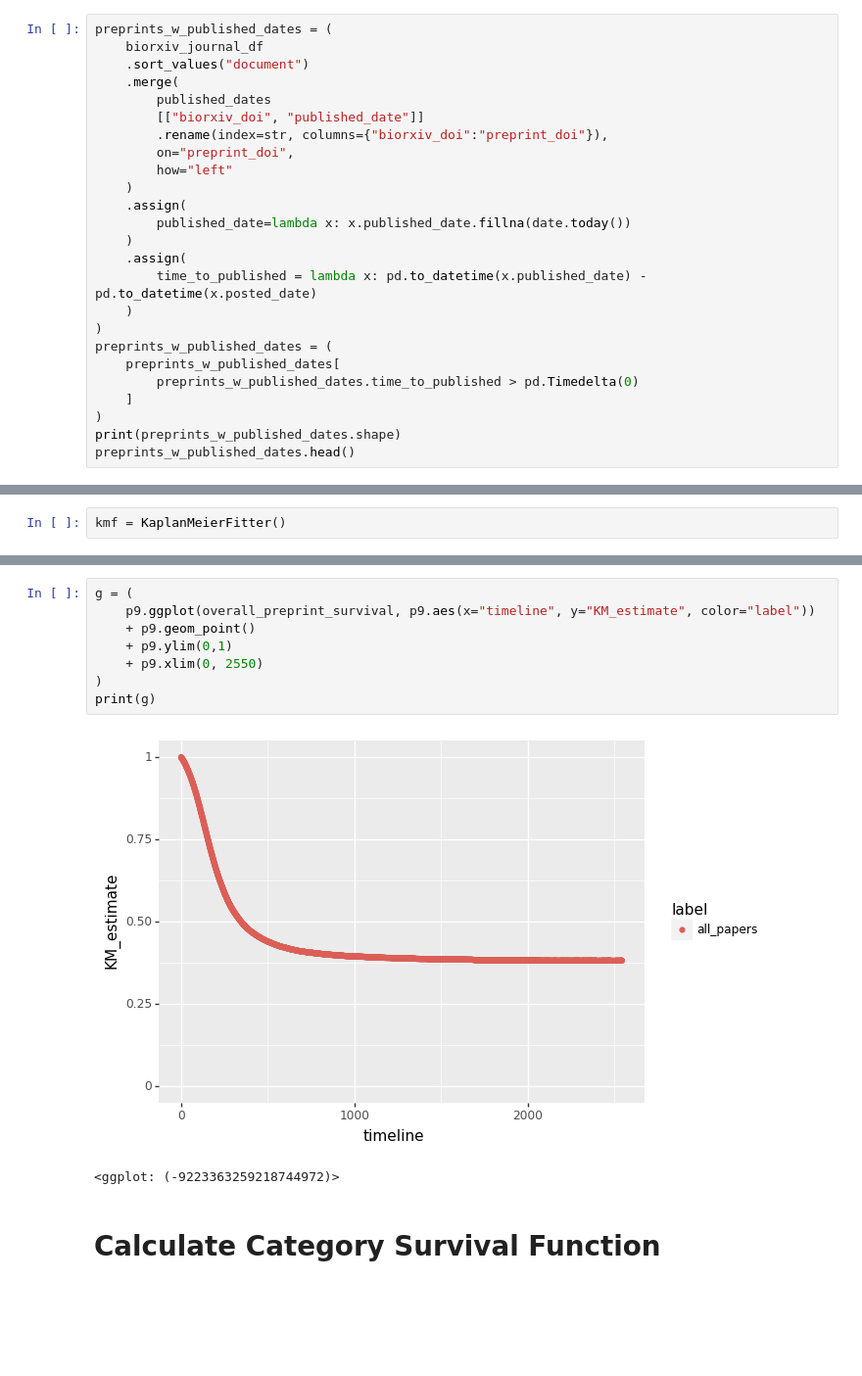
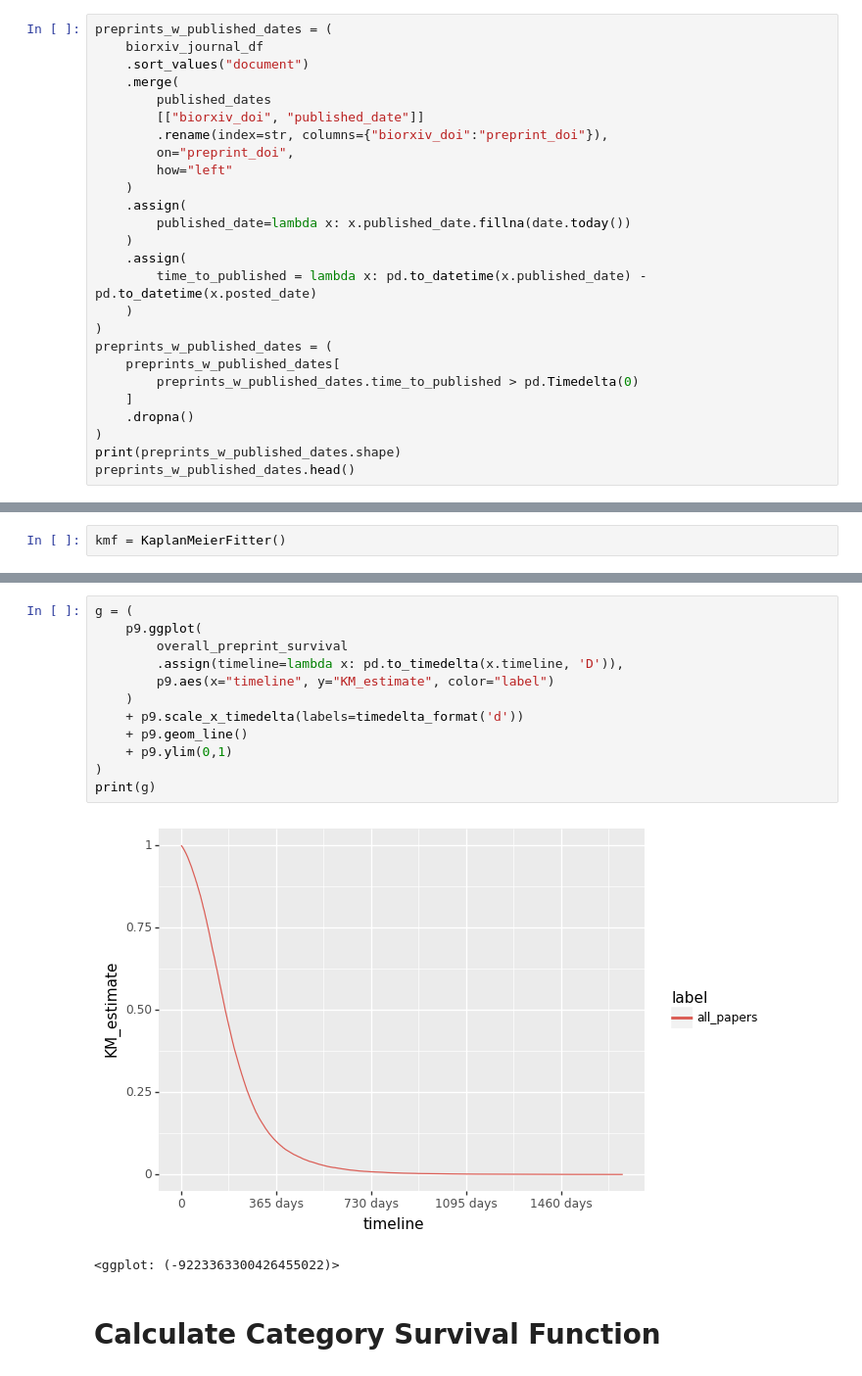
Before and after one commit to greenelab/annorxiver, a Jupyter notebook: biorxiv/time_to_publication/time_to_published_refurbished.ipynb, the cells around one changed output, grey strips where cells are left out. Shown at 98% size. Cells and saved outputs as stored; diff of their text form; blank space fills up the shorter version.

```diff
--- a/biorxiv/time_to_publication/time_to_published_refurbished.ipynb
+++ b/biorxiv/time_to_publication/time_to_published_refurbished.ipynb
@@ -90,6 +90,7 @@ preprints_w_published_dates = (
     preprints_w_published_dates[
         preprints_w_published_dates.time_to_published > pd.Timedelta(0)
     ]
+    .dropna()
 )
 print(preprints_w_published_dates.shape)
 preprints_w_published_dates.head()
@@ -135,14 +136,18 @@ overall_preprint_survival.head()
 # %%
 g = (
-    p9.ggplot(overall_preprint_survival, p9.aes(x="timeline", y="KM_estimate", color="label"))
-    + p9.geom_point()
+    p9.ggplot(
+        overall_preprint_survival
+        .assign(timeline=lambda x: pd.to_timedelta(x.timeline, 'D')),
+        p9.aes(x="timeline", y="KM_estimate", color="label")
+    )
+    + p9.scale_x_timedelta(labels=timedelta_format('d'))
+    + p9.geom_line()
     + p9.ylim(0,1)
-    + p9.xlim(0, 2550)
 )
 print(g)
 # %% [output]
-[figure, old version]
+[figure, new version]
-<ggplot: (-9223363259218744972)>
+<ggplot: (-9223363300426455022)>
 # %% [markdown]
 # Calculate Category Survival Function
 # %% [markdown]
```
Also changed, not shown: parts of 7 cells of this notebook, 13 other files.
